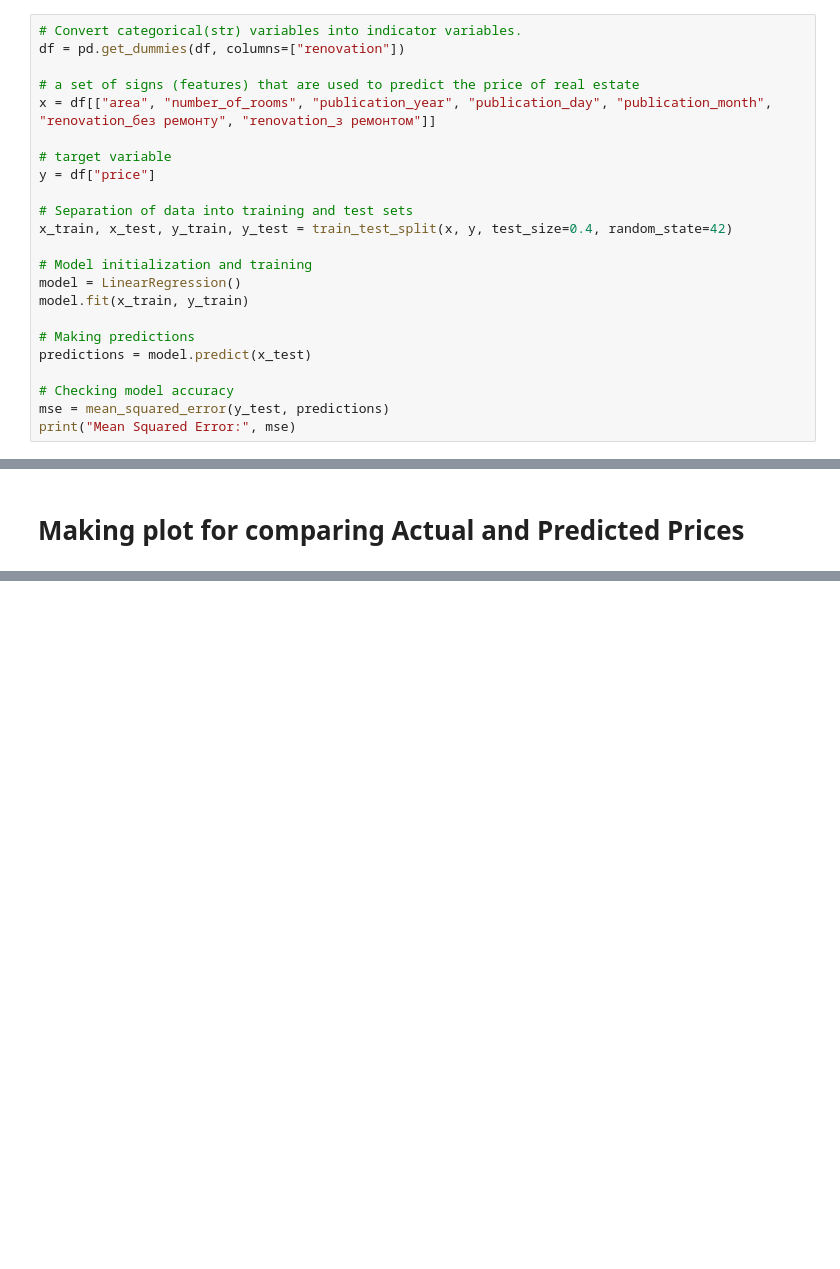
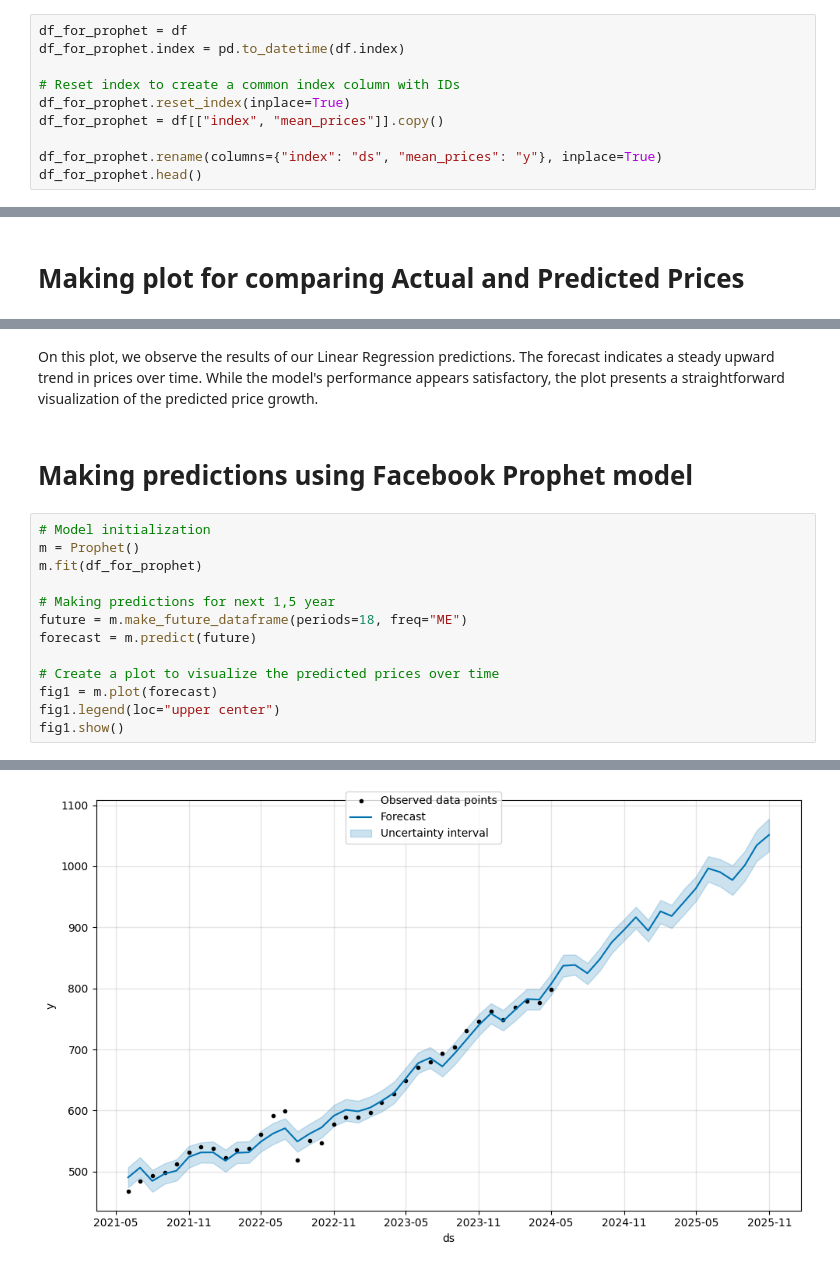
Before and after one commit to ArturPoltser/py-scrape-and-analisys-of-real-estate-market, a Jupyter notebook: machine_learning/ml_model.ipynb, the cells around one changed output, grey strips where cells are left out. Cells and saved outputs as stored; diff of their text form; blank space fills up the shorter version.

```diff
--- a/machine_learning/ml_model.ipynb
+++ b/machine_learning/ml_model.ipynb
@@ -28,24 +46,11 @@ df.head()
 # %%
-# Convert categorical(str) variables into indicator variables.
-df = pd.get_dummies(df, columns=["renovation"])
+df_for_prophet = df
+df_for_prophet.index = pd.to_datetime(df.index)
 
-# a set of signs (features) that are used to predict the price of real estate
-x = df[["area", "number_of_rooms", "publication_year", "publication_day", "publication_month", "renovation_без ремонту", "renovation_з ремонтом"]]
+# Reset index to create a common index column with IDs
+df_for_prophet.reset_index(inplace=True)
+df_for_prophet = df[["index", "mean_prices"]].copy()
 
-# target variable
-y = df["price"]
-
-# Separation of data into training and test sets
-x_train, x_test, y_train, y_test = train_test_split(x, y, test_size=0.4, random_state=42)
-
-# Model initialization and training
-model = LinearRegression()
-model.fit(x_train, y_train)
-
-# Making predictions
-predictions = model.predict(x_test)
-
-# Checking model accuracy
-mse = mean_squared_error(y_test, predictions)
-print("Mean Squared Error:", mse)
+df_for_prophet.rename(columns={"index": "ds", "mean_prices": "y"}, inplace=True)
+df_for_prophet.head()
 # %% [output]
@@ -70,0 +141,18 @@ plt.show()
+# %% [markdown]
+On this plot, we observe the results of our Linear Regression predictions. The forecast indicates a steady upward trend in prices over time. While the model's performance appears satisfactory, the plot presents a straightforward visualization of the predicted price growth.
+# %% [markdown]
+# Making predictions using Facebook Prophet model
+# %%
+# Model initialization
+m = Prophet()
+m.fit(df_for_prophet)
+
+# Making predictions for next 1,5 year
+future = m.make_future_dataframe(periods=18, freq="ME")
+forecast = m.predict(future)
+
+# Create a plot to visualize the predicted prices over time
+fig1 = m.plot(forecast)
+fig1.legend(loc="upper center")
+fig1.show()
+# %% [output]
@@ -71 +161,2 @@ plt.show()
+[figure, added]
 # %% [markdown]
```
Also changed, not shown: parts of 13 cells of this notebook.
